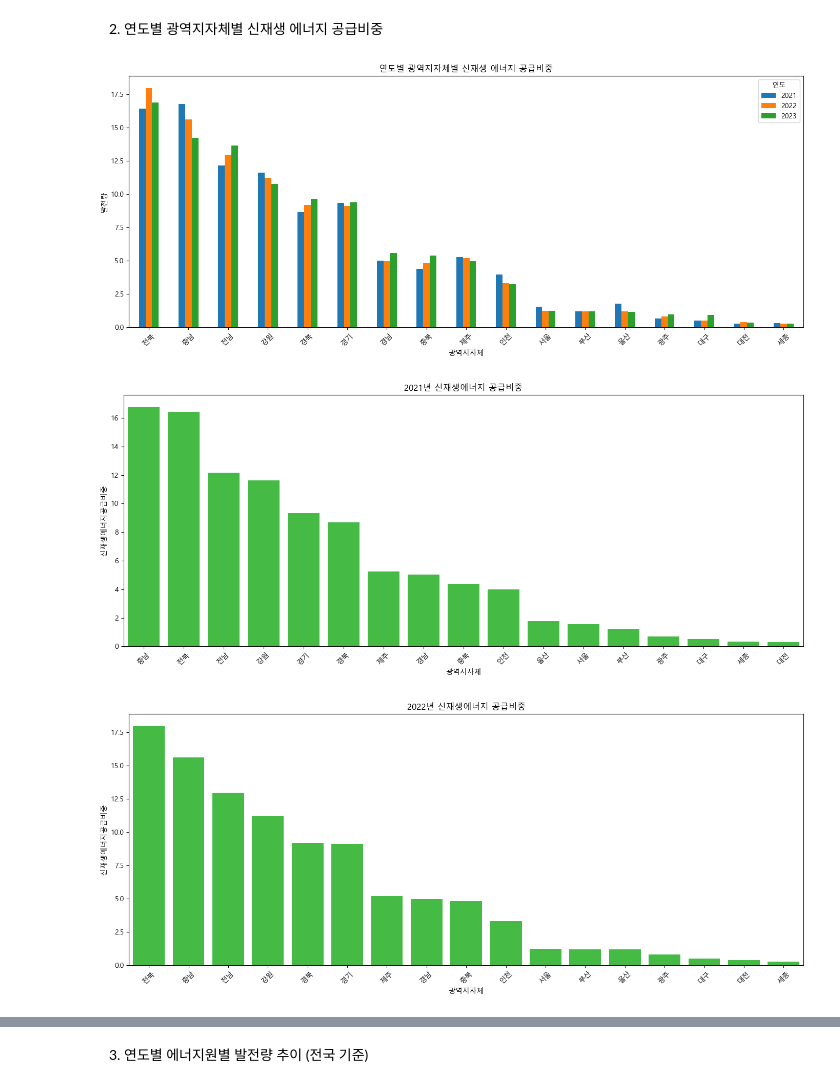
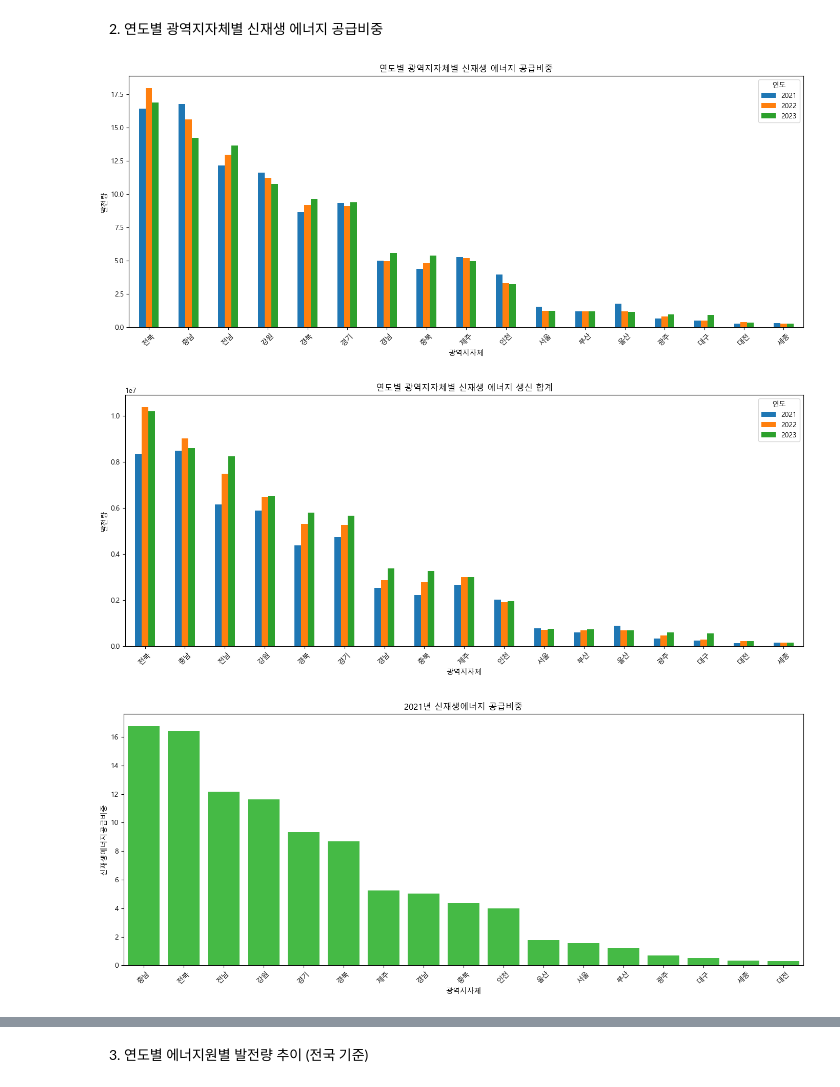
Before and after one commit to ttw997/TansoZero-Data, a Jupyter notebook: Preprocessing_EDA/지역별 신재생 에너지 발전량_EDA.ipynb, the cells around one changed output, grey strips where cells are left out. Cells and saved outputs as stored; diff of their text form; code cells hidden in the pictures.

```diff
--- a/Preprocessing_EDA/지역별 신재생 에너지 발전량_EDA.ipynb
+++ b/Preprocessing_EDA/지역별 신재생 에너지 발전량_EDA.ipynb
@@ -93,6 +92,7 @@ IGCC          0
 시도코드          0
 dtype: int64
 # %%
+df['연도'] = df['연도'].astype(str)
 print(df['연도'].unique())
 print(df.columns)
 # %% [output]
@@ -105,9 +105,7 @@ Index(['연도', '광역지자체', '신재생에너지 합계', '재생에너
 # %%
 import matplotlib.pyplot as plt
 import matplotlib.ticker as ticker
-
-# 연도 정수형 보장
-df["연도"] = df["연도"].astype(int)
+import seaborn as sns
 
 plt.figure(figsize=(14, 8))
 sns.lineplot(data=df, x="연도", y="신재생에너지 합계", hue="광역지자체", marker="o")
@@ -125,0 +124,19 @@ plt.show()
+# %%
+# 화석연료 발전 효율 (예: 35% 효율)
+fossil_fuel_efficiency = 0.35
+
+# 대체할 화석연료 발전량 계산 (신재생에너지 합계 / 화석연료 효율)
+df["대체 화석연료 발전량"] = df["신재생에너지 합계"] / fossil_fuel_efficiency
+
+# 막대 그래프 (신재생에너지 발전량 vs 대체 화석연료 발전량)
+fig, ax = plt.subplots(figsize=(10, 6))
+df.set_index("광역지자체")[["신재생에너지 합계", "대체 화석연료 발전량"]].plot(kind='bar', ax=ax)
+
+# 그래프 제목 및 레이블
+ax.set_title('신재생에너지 발전량과 화석연료 대체 발전량 비교 ', fontsize=14)
+ax.set_xlabel('광역지자체', fontsize=12)
+ax.set_ylabel('발전량', fontsize=12)
+ax.legend(["신재생에너지 발전량", "대체 화석연료 발전량"])
+
+plt.tight_layout()
+plt.show()
@@ -130,37 +149,46 @@ import matplotlib.pyplot as plt
 import seaborn as sns
 #3년동안 광역 지자체별 신재생 에너지 공급 비중
 pivot_solar = df.pivot(index='광역지자체', columns='연도', values='신재생에너지공급비중')
-pivot_solar = pivot_solar.sort_values(by=2023, ascending=False)
+pivot_solar = pivot_solar.sort_values(by="2023", ascending=False)
 pivot_solar.plot(kind='bar', figsize=(14, 6), title='연도별 광역지자체별 신재생 에너지 공급비중')
+plt.ylabel("발전량")
+plt.xticks(rotation=45)
+plt.tight_layout()
+plt.show()
+
+#3년동안 광역 지자체별 신재생 에너지 공급 비중
+pivot_solar = df.pivot(index='광역지자체', columns='연도', values='신재생에너지 합계')
+pivot_solar = pivot_solar.sort_values(by="2023", ascending=False)
+pivot_solar.plot(kind='bar', figsize=(14, 6), title='연도별 광역지자체별 신재생 에너지 생신 합계')
 plt.ylabel("발전량")
 plt.xticks(rotation=45)
 plt.tight_layout()
 plt.show()
 
 #2021을 기준으로 그림 하나
 plt.figure(figsize=(14, 6))
-sns.barplot(x="광역지자체", y="신재생에너지공급비중", data=df[df['연도'] == 2021].sort_values(by='신재생에너지공급비중', ascending=False), color='limegreen')
+sns.barplot(x="광역지자체", y="신재생에너지공급비중", data=df[df['연도'] == "2021"].sort_values(by='신재생에너지공급비중', ascending=False), color='limegreen')
 plt.title('2021년 신재생에너지 공급비중')
 plt.xticks(rotation=45)
 plt.tight_layout()
 plt.show()
 
 #2022을 기준으로 그림 하나
 plt.figure(figsize=(14, 6))
-sns.barplot(x="광역지자체", y="신재생에너지공급비중", data=df[df['연도'] == 2022].sort_values(by='신재생에너지공급비중', ascending=False), color='limegreen')
+sns.barplot(x="광역지자체", y="신재생에너지공급비중", data=df[df['연도'] == "2022"].sort_values(by='신재생에너지공급비중', ascending=False), color='limegreen')
 plt.title('2022년 신재생에너지 공급비중')
 plt.xticks(rotation=45)
 plt.tight_layout()
 plt.show()
 
 #2023을 기준으로 그림 하나
 plt.figure(figsize=(14, 6))
-sns.barplot(x="광역지자체", y="신재생에너지공급비중", data=df[df['연도'] == 2023].sort_values(by='신재생에너지공급비중', ascending=False), color='limegreen')
+sns.barplot(x="광역지자체", y="신재생에너지공급비중", data=df[df['연도'] == "2023"].sort_values(by='신재생에너지공급비중', ascending=False), color='limegreen')
 plt.title('2023년 신재생에너지 공급비중')
 plt.xticks(rotation=45)
 plt.tight_layout()
 plt.show()
 # %% [output]
 [figure]
-[figure, old version]
+[figure, new version]
-[figure, old version]
+[figure, new version]
```
Also changed, not shown: parts of 9 cells of this notebook, 3 other files.
